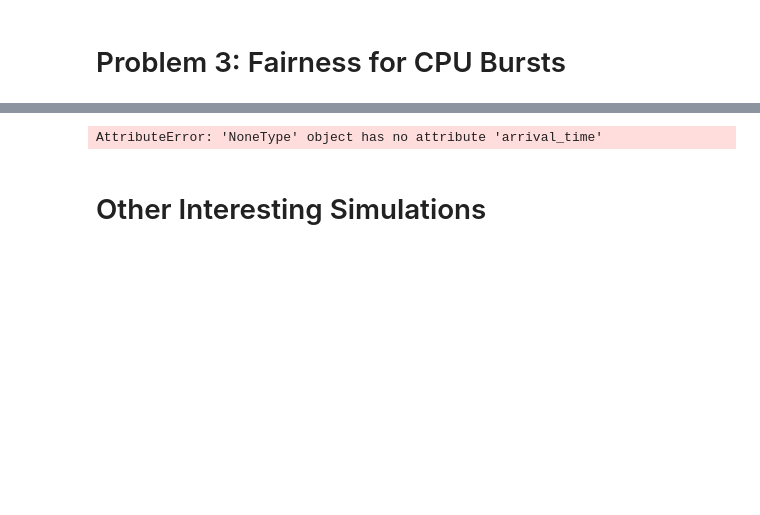
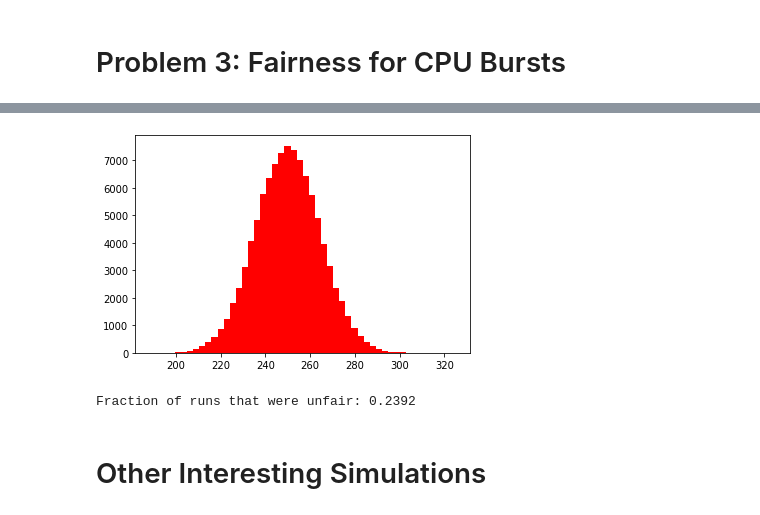
Before and after one commit to MehradMilan/OS-PintOS-Project, a Jupyter notebook: schedLab/Scheduling.ipynb, the cells around one changed output, grey strips where cells are left out. Drawn from its saved outputs; the diff is of its cells as text; code cells hidden in the pictures; blank space fills up the shorter version.

```diff
--- a/schedLab/Scheduling.ipynb
+++ b/schedLab/Scheduling.ipynb
@@ -931,3 +942,10 @@ def create_problem3_workload(lmbda, num_bursts):
+# %%
+n = 100
+sums = [sum(np.random.uniform(0, lmbda, n)) for _ in range(N)]
+plt.hist(sums, color="red", bins=50)
+plt.show()
+# %% [output]
+[figure, added]
 # %%
 # Feel free to change this while developing if it takes too long to run
 TRIALS = 10000
@@ -937,9 +955,8 @@ unfair_count = 0
 fair_count = 0
 
 for _ in range(TRIALS):
-    fcfs_cpu = fcfs(create_problem3_workload(1.0, 100), False)
-    elapsed_0 = fcfs_cpu.threads[0].elapsed_time
-    elapsed_1 = fcfs_cpu.threads[1].elapsed_time
+    elapsed_0 = sum(np.random.uniform(0, lmbda, n))
+    elapsed_1 = sum(np.random.uniform(0, lmbda, n))
     if elapsed_0 / elapsed_1 > N or elapsed_1 / elapsed_0 > N:
         unfair_count += 1
     else:
@@ -947,7 +964,7 @@ for _ in range(TRIALS):
 
 print("Fraction of runs that were unfair:", unfair_count / (fair_count + unfair_count))
 # %% [output]
-AttributeError: 'NoneType' object has no attribute 'arrival_time'
+Fraction of runs that were unfair: 0.2392
 # %% [markdown]
 # Other Interesting Simulations
 # %% [markdown]
```
Also changed, not shown: parts of 6 cells of this notebook.
